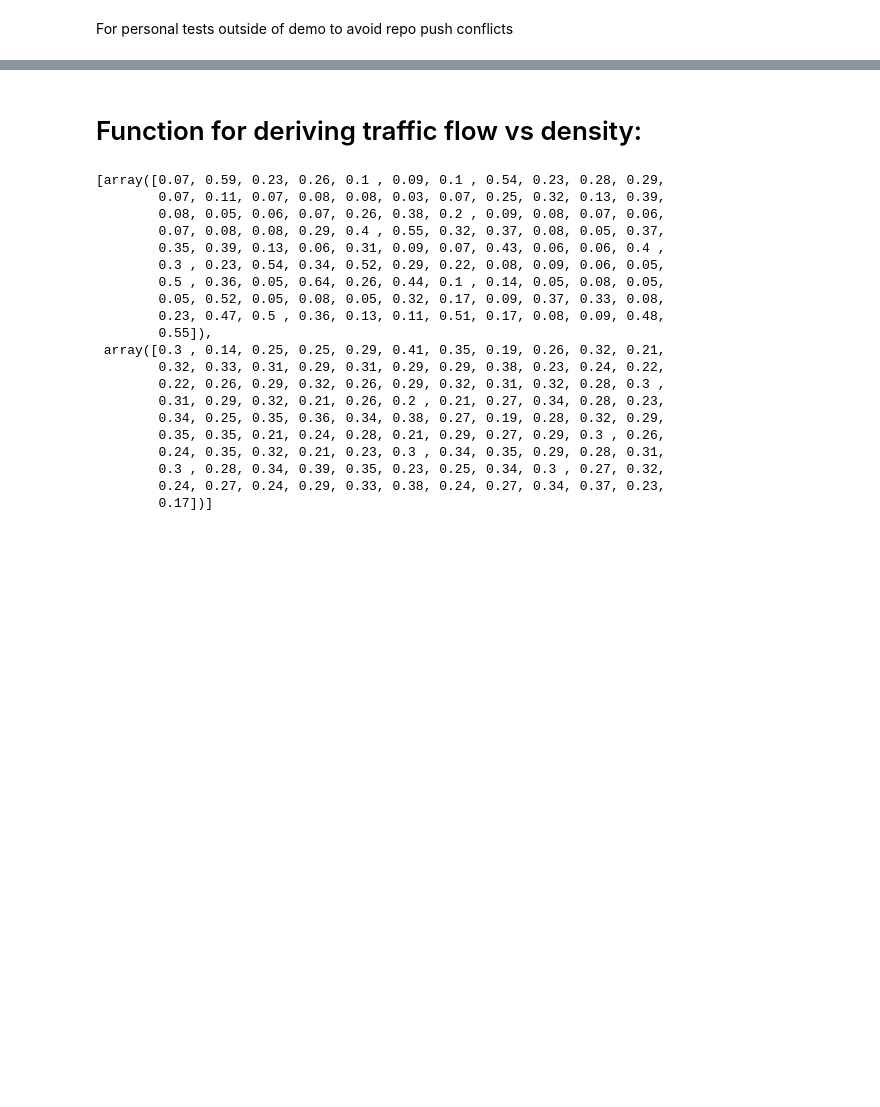
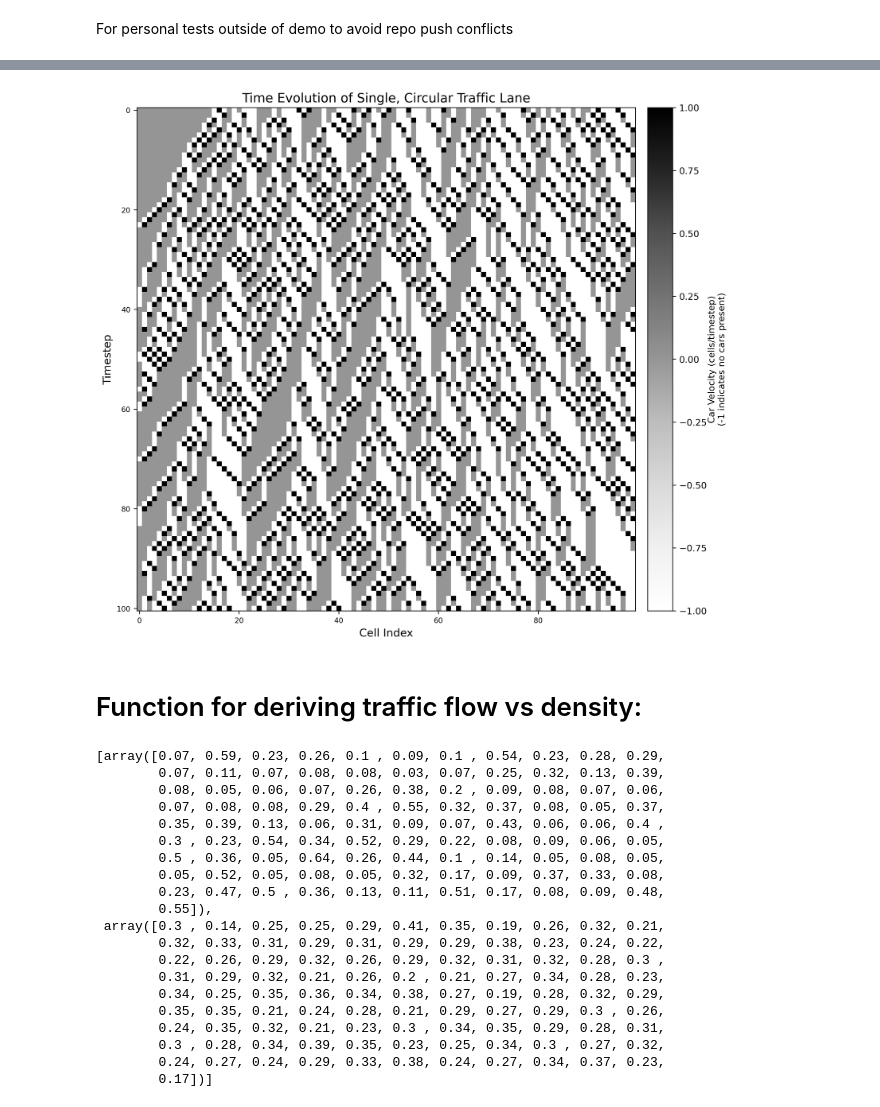
Before and after one commit to starmallow/PHY329_Project, a Jupyter notebook: demos/kristine_tests.ipynb, the cells around one changed output, grey strips where cells are left out. Drawn from its saved outputs; the diff is of its cells as text; code cells hidden in the pictures; blank space fills up the shorter version.

```diff
--- a/demos/kristine_tests.ipynb
+++ b/demos/kristine_tests.ipynb
@@ -9,9 +9,10 @@ from nsmodel import *
 import numpy as np
 import matplotlib.pyplot as plt
 # %%
-def SpaceTimePlotCircle(cells, system_density, timesteps, random_state=None,
-                        save_file_name="",
-                        v_max=5, p=0.5, t0=None, initial_state=None):
+def SpaceTimePlot(cells, system_density, timesteps, bottleneck=False,
+                        random_state=None, save_file_name="",
+                        v_max=5, p=0.5, t0=None, initial_state=None,
+                        bn_start=None, bn_end=None, v_max_bn=1, inflow=0.5):
     """
     Function to streamline creation of the time evolution plots of the traffic lane
     cells from the Nagel–Schreckenberg models. Displays the plot in jupyter notebook.
@@ -39,11 +40,25 @@ def SpaceTimePlotCircle(cells, system_density, timesteps, random_state=None,
             is used.
         initial_state (None or array): The initial state of the system. If None, a
             random initial state is used.
+
+        bn_start (int or None): The starting cell index of the bottleneck region. If None, no bottleneck
+            region is used.
+        bn_end (int or None): The ending cell index of the bottleneck. If None, there is no bottleneck.
+        v_max_bn (int): The maximum veolcity inside the bottleneck region.
+        inflow (float): The probability that a new car enters the traffic lane at index 0 when that cell
+            is empty.
     """
 
 
     cars = int(system_density * cells)
-    model = TrafficModelCircular(cars, cells, v_max, p, t0, random_state, initial_state)
+
+    if bottleneck:
+        model = TrafficBottleneck(cars, cells=cells, v_max=v_max, p=p, t0=t0, random_state=random_state,
+                                  initial_state=initial_state, bn_start=bn_start, bn_end=bn_end,
+                                  v_max_bn=v_max_bn, inflow=inflow)
+    else:
+        model = TrafficModelCircular(cars, cells, v_max, p, t0, random_state, initial_state)
+
     model.simulate(timesteps)
     data = np.asarray(model.history)
 
@@ -65,5 +80,3 @@ def SpaceTimePlotCircle(cells, system_density, timesteps, random_state=None,
         plt.savefig(file, format='jpg', bbox_inches='tight')
 
     plt.show()
-
-SpaceTimePlot()
@@ -110,3 +102,7 @@ plt.show()
+# %%
+SpaceTimePlot(100,0.2,100, bottleneck=True, v_max=1)
+# %% [output]
+[figure, added]
 # %%
 # ρ_T: density of a given index over specific time period
 #       = 1/T Σn_i    ; where n=1 if occupied, 0 if not
```
Also changed, not shown: parts of 3 cells of this notebook, 2 other files.
